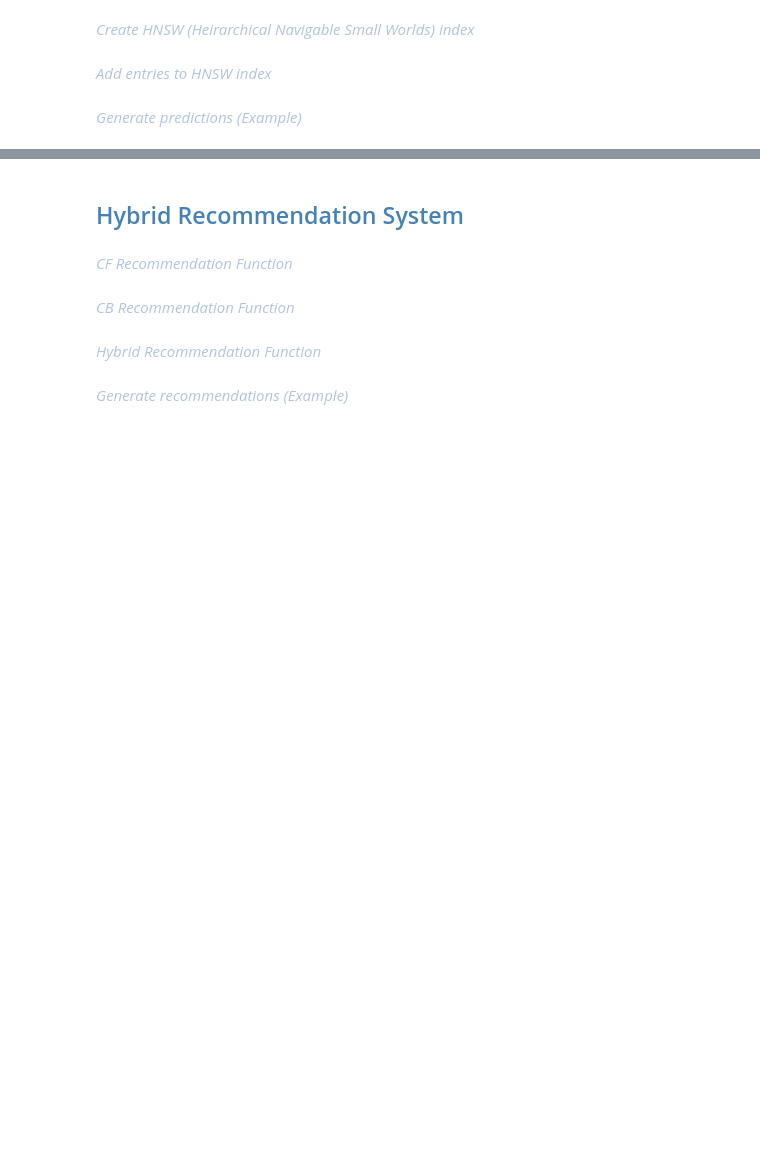
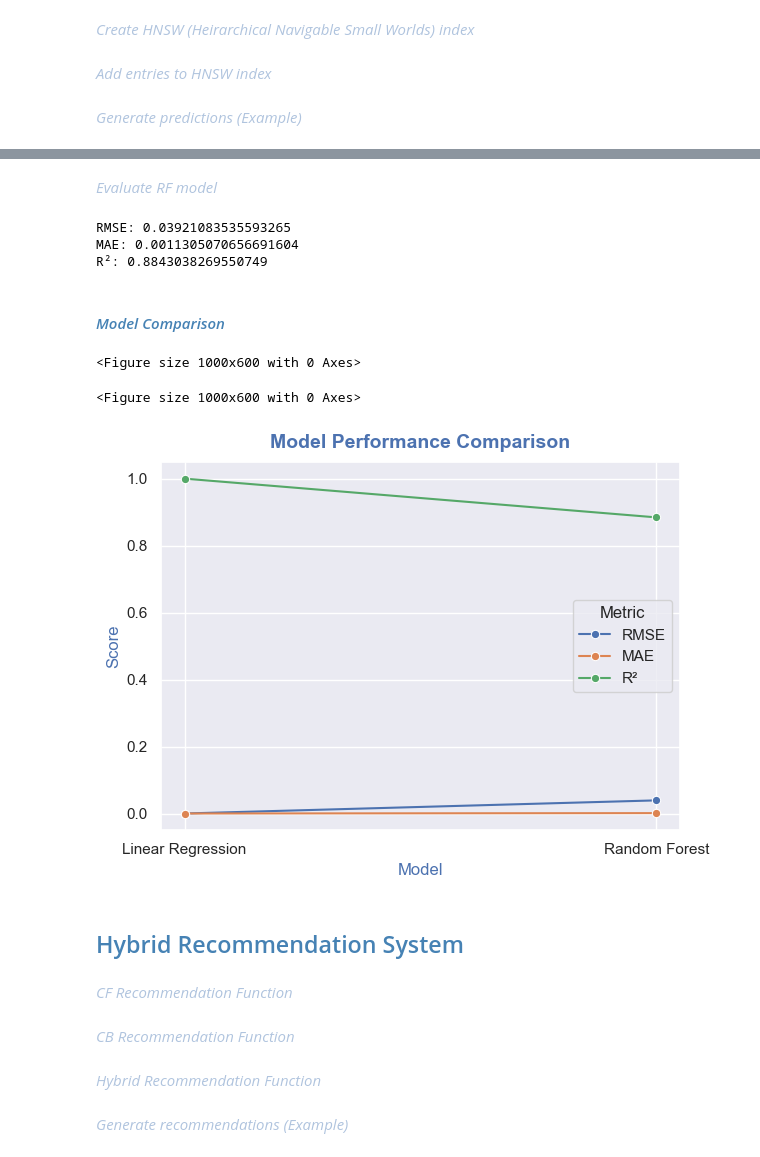
Before and after one commit to xalakbar/xalakbar_Capstone, a Jupyter notebook: bookscout_rs.ipynb, the cells around one changed output, grey strips where cells are left out. Drawn from its saved outputs; the diff is of its cells as text; code cells hidden in the pictures; blank space fills up the shorter version.

```diff
--- a/bookscout_rs.ipynb
+++ b/bookscout_rs.ipynb
@@ -1022,0 +1157,5 @@ MAE:  0.7861
+# %%
+rf = RandomForestRegressor(max_depth=None, min_samples_leaf=1,
+                           min_samples_split=2, n_estimators=50,
+                           random_state=42)
+rf.fit(features, labels)
@@ -1023,3 +1179,46 @@ MAE:  0.7861
+# %%
+rf_predicted_ratings = rf.predict(features)
+# %%
+rf_rmse = np.sqrt(mean_squared_error(labels, rf_predicted_ratings))
+rf_mae = mean_absolute_error(labels, rf_predicted_ratings)
+rf_r2 = r2_score(labels, rf_predicted_ratings)
+# %% [markdown]
+<em><span style="color:lightsteelblue"> Evaluate RF model</span></em>
+# %%
+print("RMSE:", rf_rmse)
+print("MAE:", rf_mae)
+print("R²:", rf_r2)
+# %% [output]
+RMSE: 0.03921083535593265
+MAE: 0.0011305070656691604
+R²: 0.8843038269550749
+# %% [markdown]
+#### <em><span style="color:steelblue">Model Comparison</span></em>
+# %%
+results = pd.DataFrame({
+    'Model': ['Linear Regression', 'Linear Regression', 'Linear Regression',
+              'Random Forest', 'Random Forest', 'Random Forest'],
+    'Metric': ['RMSE', 'MAE', 'R²', 'RMSE', 'MAE', 'R²'],
+    'Score': [lr_rmse, lr_mae, lr_r2, rf_rmse, rf_mae, rf_r2]
+})
+# %%
+plt.figure(figsize=(10, 6))
+# %% [output]
+<Figure size 1000x600 with 0 Axes>
+<Figure size 1000x600 with 0 Axes>
+# %%
+sns.lineplot(data=results, x='Model', y='Score', hue='Metric', marker='o')
+plt.title('Model Performance Comparison',
+          size=14,
+          fontweight='bold',
+          color='#4c72b0', pad=10)
+plt.ylabel('Score', fontsize=12, c='#4c72b0')
+plt.xlabel('Model', fontsize=12, c='#4c72b0')
+plt.legend(title='Metric')
+plt.tight_layout()
+plt.show()
+# %% [output]
+[figure, added]
 # %% [markdown]
 ## <span style="color:steelblue"> Hybrid Recommendation System</span>
 # %% [markdown]
```
Also changed, not shown: parts of 84 cells of this notebook, 1 other file.
